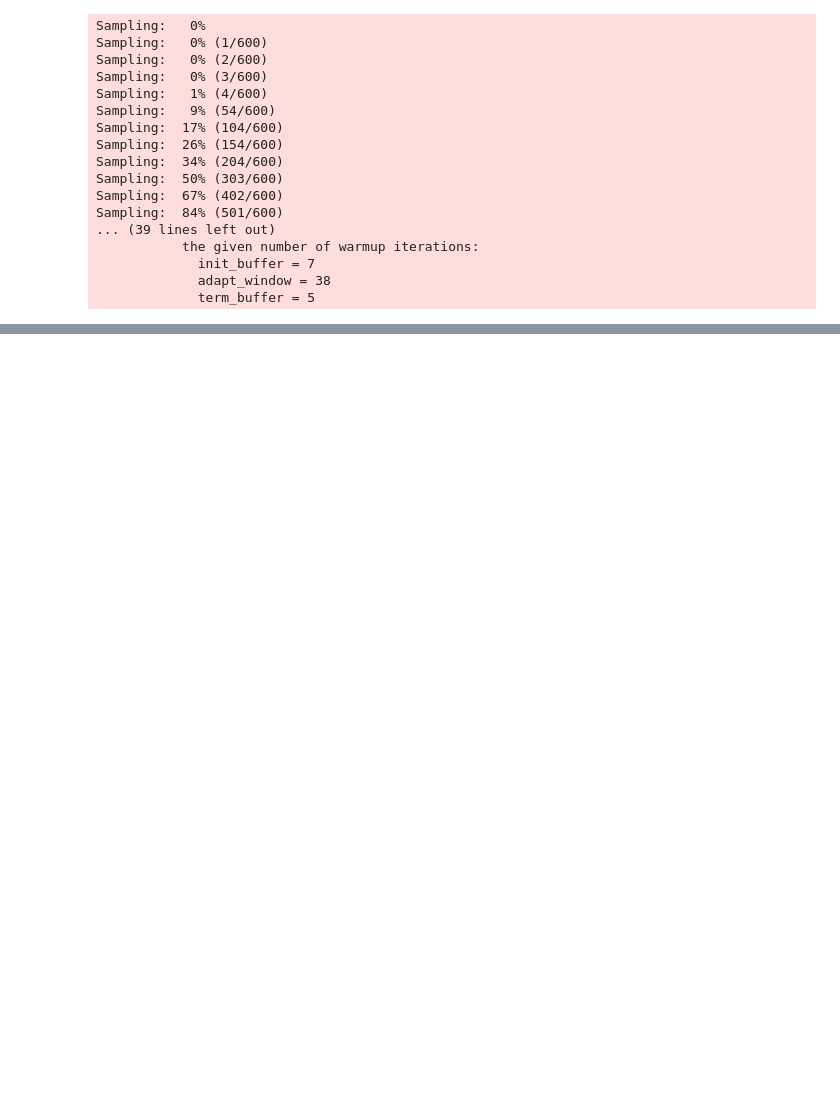
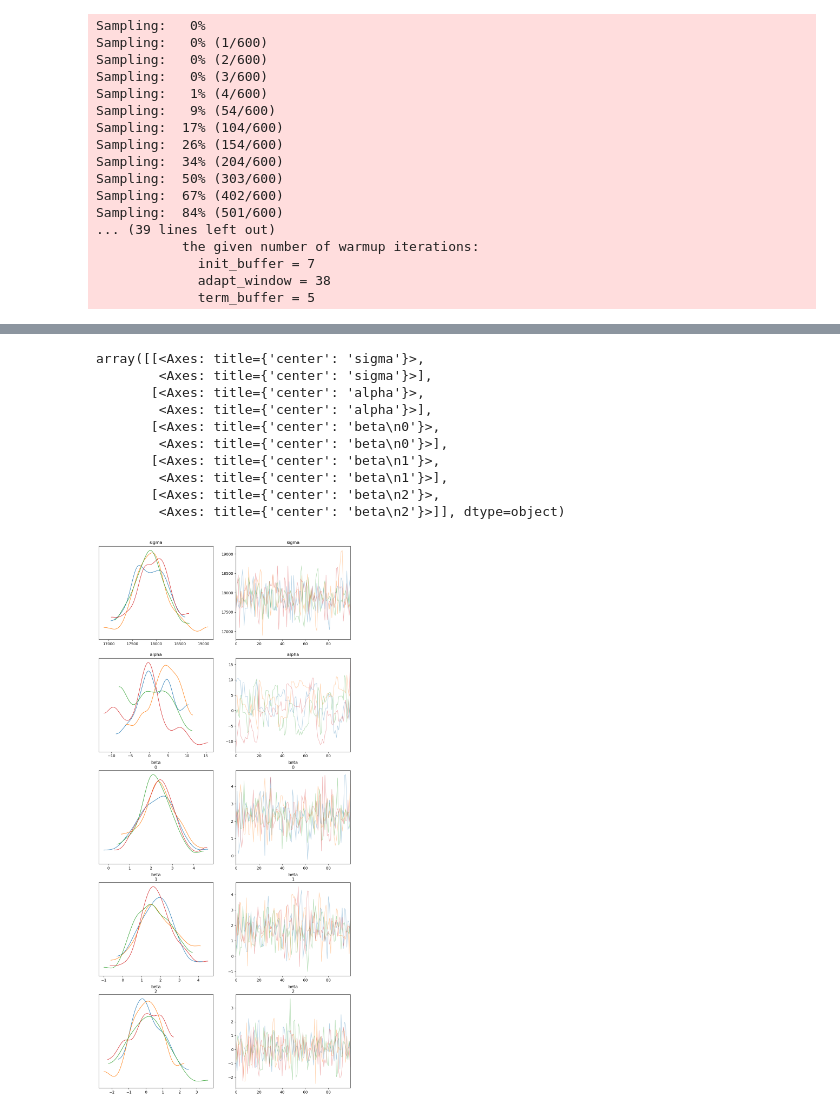
Before and after one commit to NightHydra/CognitiveModelingHomework, a Jupyter notebook: Homeworks/HW4/hw_4_problem3.ipynb, the cells around one changed output, grey strips where cells are left out. Saved outputs shown, nothing was run; the diff lists cells and outputs as text; code cells hidden in the pictures; blank space fills up the shorter version.

```diff
--- a/Homeworks/HW4/hw_4_problem3.ipynb
+++ b/Homeworks/HW4/hw_4_problem3.ipynb
@@ -116,0 +116,14 @@ az.summary(fit)
+# %%
+az.plot_trace(fit, compact=False, figsize=(12, 26))
+# %% [output]
+array([[<Axes: title={'center': 'sigma'}>,
+        <Axes: title={'center': 'sigma'}>],
+       [<Axes: title={'center': 'alpha'}>,
+        <Axes: title={'center': 'alpha'}>],
+       [<Axes: title={'center': 'beta\n0'}>,
+        <Axes: title={'center': 'beta\n0'}>],
+       [<Axes: title={'center': 'beta\n1'}>,
+        <Axes: title={'center': 'beta\n1'}>],
+       [<Axes: title={'center': 'beta\n2'}>,
+        <Axes: title={'center': 'beta\n2'}>]], dtype=object)
+[figure, added]
```
Also changed, not shown: parts of 5 cells of this notebook.
